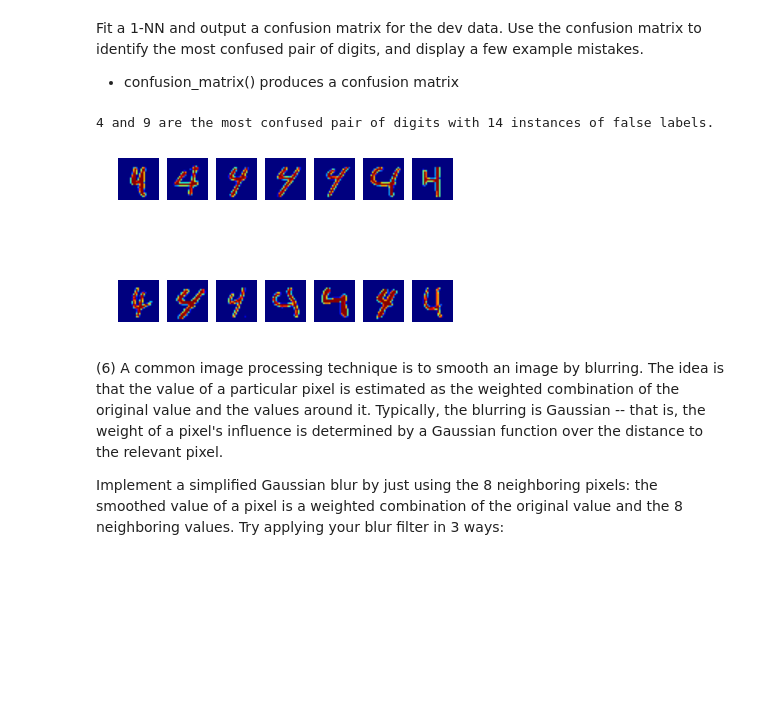
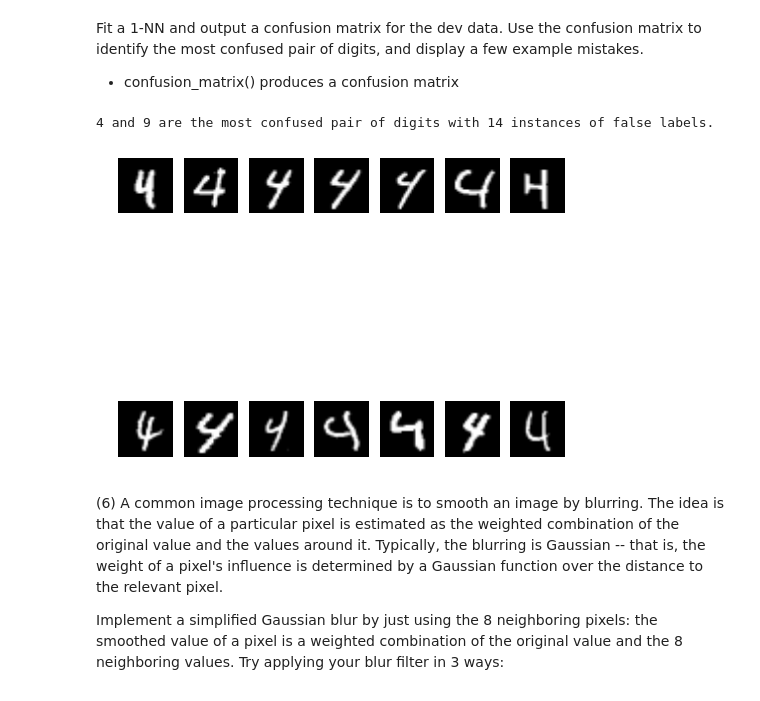
Before and after one commit to takoloco/w207, a Jupyter notebook: p1/tako_hisada_p1.ipynb, the cells around one changed output. Cells and saved outputs as stored; diff of their text form; code cells hidden in the pictures; blank space fills up the shorter version.

```diff
--- a/p1/tako_hisada_p1.ipynb
+++ b/p1/tako_hisada_p1.ipynb
@@ -84,9 +84,7 @@ def check_complete(figures):
     return True
 
 # Initialize grid
-plt.grid(True)
-plt.rc('grid', linestyle="-", color='black')
-fig1 = plt.figure(1)
+fig1 = plt.figure(figsize=(8,8))
 
 # Initialize multidimentional array for keeping track of figures
 figures = []
@@ -106,7 +104,7 @@ for i in range(0, len(X)):
     index = cur_label * 10 + figures[cur_label]
     ax1 = fig1.add_subplot(10,10,index, aspect='equal')
     ax1.set_axis_off()
-    ax1.imshow(arr)
+    ax1.imshow(arr, cmap='gray')
 
     # Check if we should exit or not
     if check_complete(figures):
@@ -279,36 +277,36 @@ def get_max(cm):
             # If i == j then skip as it is true positive
             if i == j:
                 continue
 
             if cm[i][j] > max_value:
                 max_value = cm[i][j]
                 max_i = i
                 max_j = j
 
     return max_value, max_i, max_j
 
 (max_value, max_i, max_j) = get_max(cm)
 print '{} and {} are the most confused pair of digits with {} instances of false labels.'.format(
     max_i, max_j, max_value)
 
-fig = plt.figure(1)
+fig = plt.figure(figsize=(8,8))
 
 count = 0
 
 for i in range(0, len(preds)):
     if preds[i] == 9 and dev_labels[i] == 4:
         arr = np.array(dev_data[i]).reshape(28,28)
         ax = fig.add_subplot(2, 7, count, aspect='equal')
         ax.set_axis_off()
-        ax.imshow(arr)
+        ax.imshow(arr, cmap='gray')
         count = count +1
 
 ### STUDENT END ###
 
 #P5()
 # %% [output]
 4 and 9 are the most confused pair of digits with 14 instances of false labels.
-[figure, old version]
+[figure, new version]
 # %% [markdown]
 (6) A common image processing technique is to smooth an image by blurring. The idea is that the value of a particular pixel is estimated as the weighted combination of the original value and the values around it. Typically, the blurring is Gaussian -- that is, the weight of a pixel's influence is determined by a Gaussian function over the distance to the relevant pixel.
 
```
Also changed, not shown: parts of 23 cells of this notebook.
